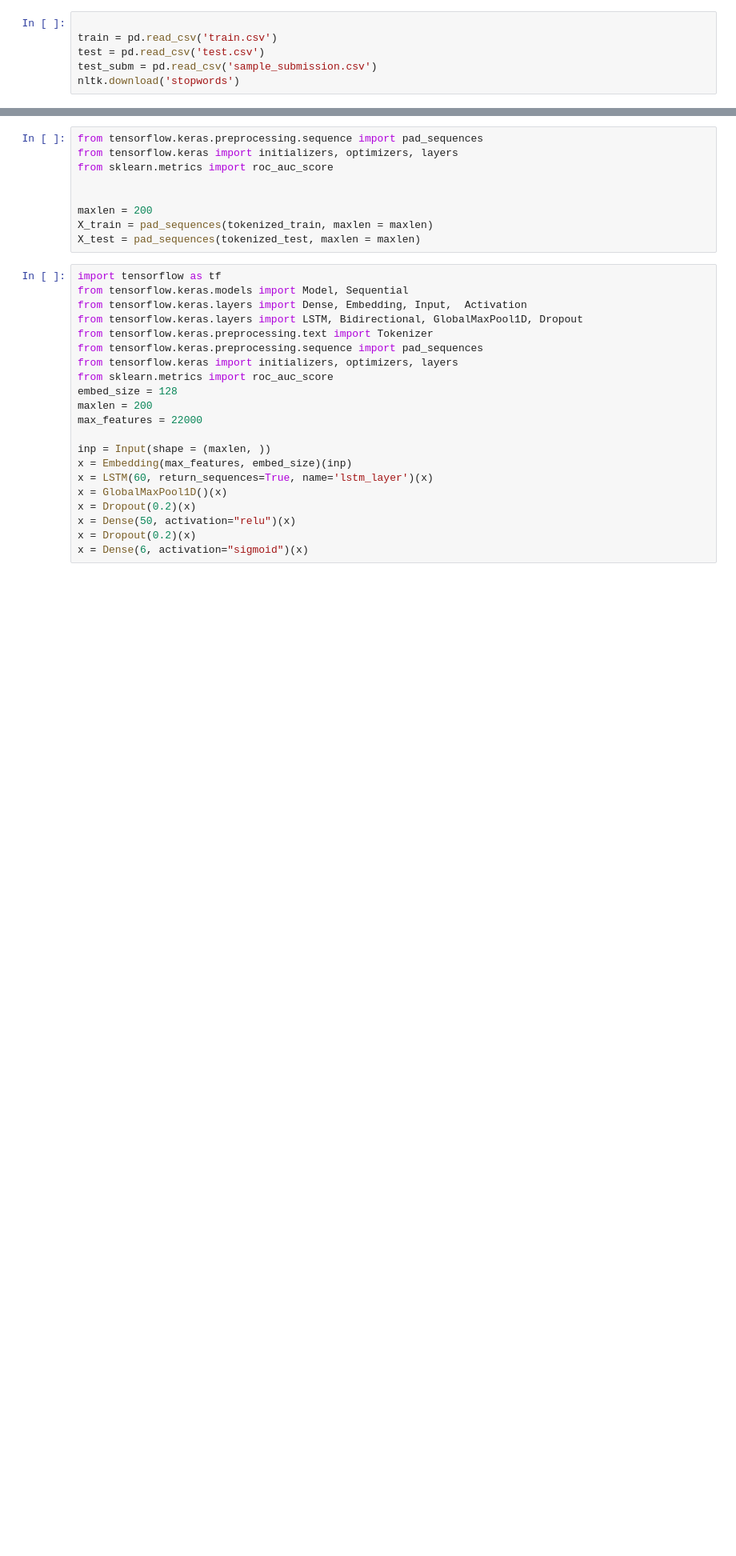
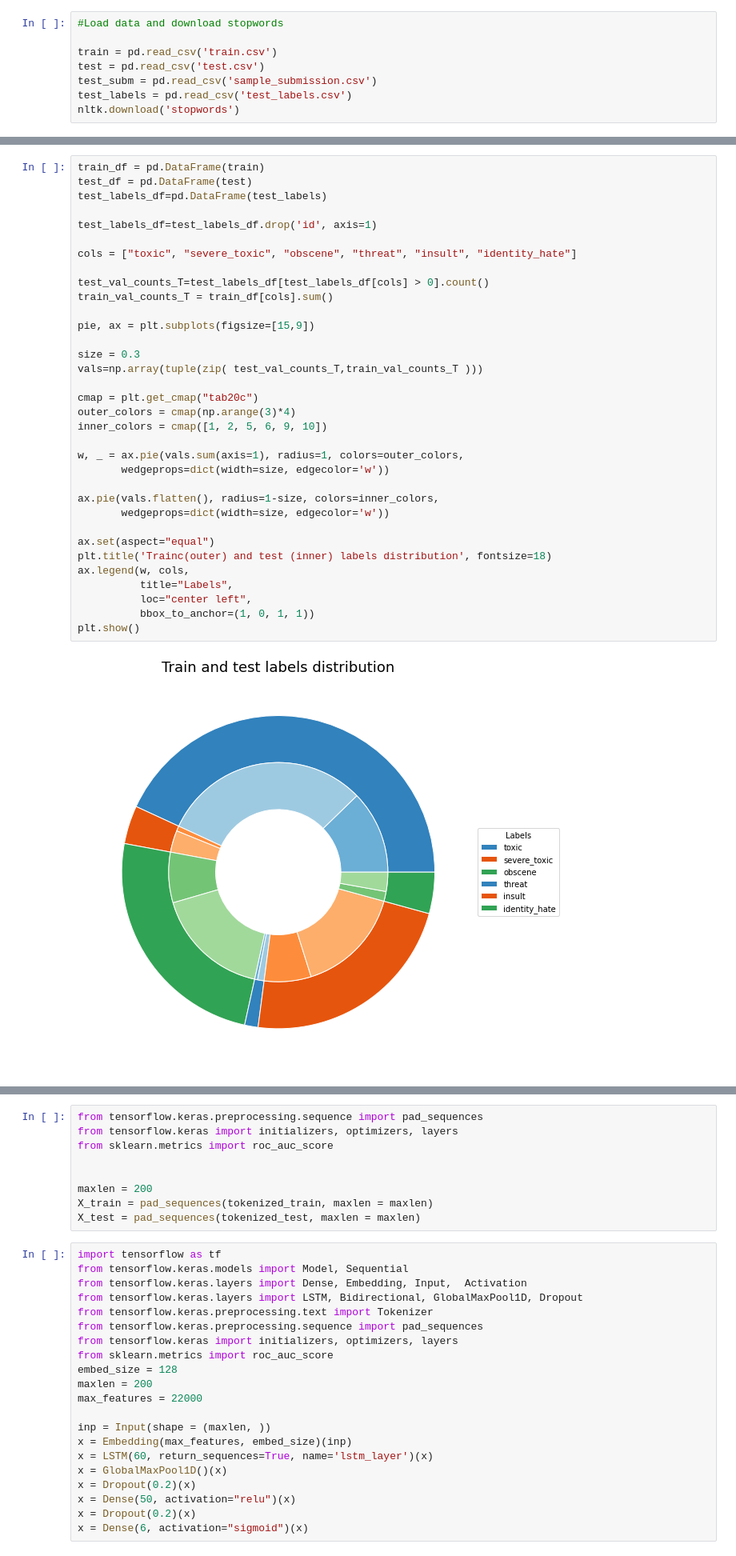
Before and after one commit to ScrPzz/Toxic_Comments_LSTM_Classifier, a Jupyter notebook: Untitled.ipynb, the cells around one changed output, grey strips where cells are left out. Shown: that part at 80% size. Drawn from its saved outputs; the diff is of its cells as text; blank space fills up the shorter version.

```diff
--- a/Untitled.ipynb
+++ b/Untitled.ipynb
@@ -67,6 +68,8 @@ def clean_text(text):
 # %%
+#Load data and download stopwords
 
 train = pd.read_csv('train.csv')
 test = pd.read_csv('test.csv')
 test_subm = pd.read_csv('sample_submission.csv')
+test_labels = pd.read_csv('test_labels.csv')
 nltk.download('stopwords')
@@ -76,0 +173,36 @@ train['comment_text'] = train['comment_text'].apply(lambda x: clean_text(x))
+# %%
+train_df = pd.DataFrame(train)
+test_df = pd.DataFrame(test)
+test_labels_df=pd.DataFrame(test_labels)
+
+test_labels_df=test_labels_df.drop('id', axis=1)
+
+cols = ["toxic", "severe_toxic", "obscene", "threat", "insult", "identity_hate"]
+
+test_val_counts_T=test_labels_df[test_labels_df[cols] > 0].count()
+train_val_counts_T = train_df[cols].sum()
+
+pie, ax = plt.subplots(figsize=[15,9])
+
+size = 0.3
+vals=np.array(tuple(zip( test_val_counts_T,train_val_counts_T )))
+
+cmap = plt.get_cmap("tab20c")
+outer_colors = cmap(np.arange(3)*4)
+inner_colors = cmap([1, 2, 5, 6, 9, 10])
+
+w, _ = ax.pie(vals.sum(axis=1), radius=1, colors=outer_colors,
+       wedgeprops=dict(width=size, edgecolor='w'))
+
+ax.pie(vals.flatten(), radius=1-size, colors=inner_colors,
+       wedgeprops=dict(width=size, edgecolor='w'))
+
+ax.set(aspect="equal")
+plt.title('Trainc(outer) and test (inner) labels distribution', fontsize=18)
+ax.legend(w, cols,
+          title="Labels",
+          loc="center left",
+          bbox_to_anchor=(1, 0, 1, 1))
+plt.show()
+# %% [output]
+[figure, added]
```
Also changed, not shown: parts of 24 cells of this notebook, 3 other files.
